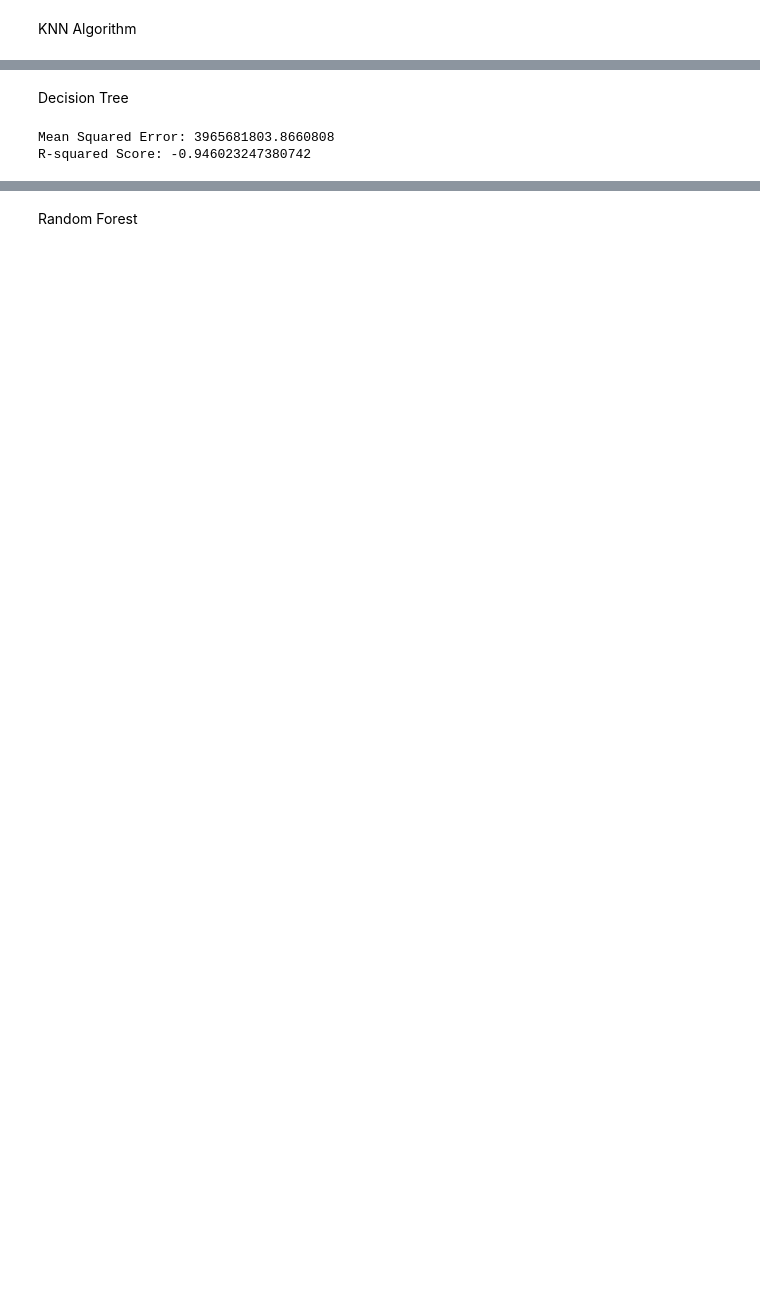
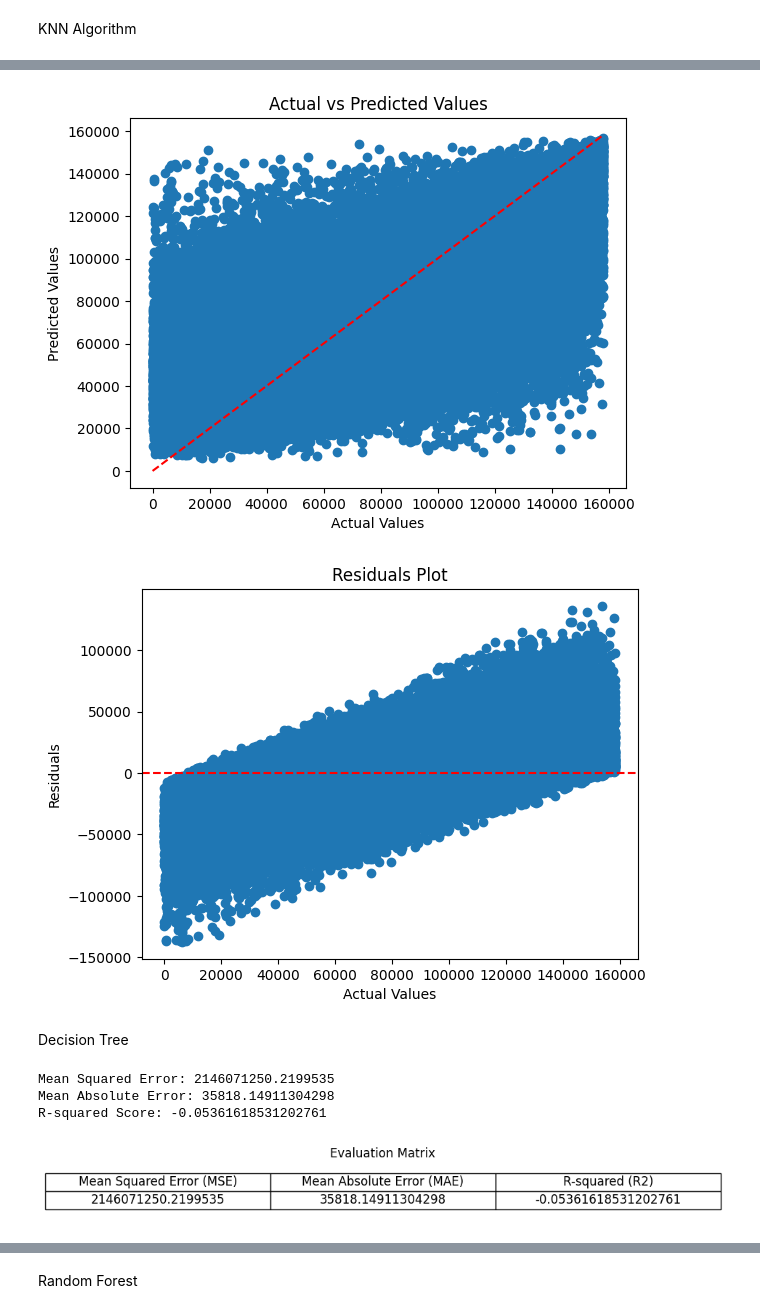
Before and after one commit to ukishore33/Analysing-cost-of-insurance-claims-post-an-unforeseen-event, a Jupyter notebook: Insurance_Claims_Unforeseen_Events_ML_Part.ipynb, the cells around one changed output, grey strips where cells are left out. Saved outputs shown, nothing was run; the diff lists cells and outputs as text; code cells hidden in the pictures; blank space fills up the shorter version.

```diff
--- a/Insurance_Claims_Unforeseen_Events_ML_Part.ipynb
+++ b/Insurance_Claims_Unforeseen_Events_ML_Part.ipynb
@@ -141,13 +231,45 @@ R-squared Score: -0.43637215103283244
+# %%
+plt.scatter(y_test, knn_pred)
+plt.plot([min(y_test), max(y_test)], [min(y_test), max(y_test)], linestyle='--', color='red')
+plt.xlabel('Actual Values')
+plt.ylabel('Predicted Values')
+plt.title('Actual vs Predicted Values')
+plt.show()
+
+residuals = y_test - knn_pred
+plt.scatter(y_test, residuals)
+plt.axhline(y=0, color='red', linestyle='--')
+plt.xlabel('Actual Values')
+plt.ylabel('Residuals')
+plt.title('Residuals Plot')
+plt.show()
+# %% [output]
+[figure, added]
+[figure, added]
 # %% [markdown]
 Decision Tree
 # %%
-from sklearn.metrics import mean_squared_error, r2_score
+dt_mse = mean_squared_error(y_test, dt_pred)
+dt_mae = mean_absolute_error(y_test, dt_pred)
+dt_r2 = r2_score(y_test, dt_pred)
 
-mse = mean_squared_error(y_test, dt_pred)
-r2 = r2_score(y_test, dt_pred)
-
-print('Mean Squared Error:', mse)
-print('R-squared Score:', r2)
+print('Mean Squared Error:', dt_mse)
+print('Mean Absolute Error:', dt_mae)
+print('R-squared Score:', dt_r2)
 # %% [output]
-Mean Squared Error: 3965681803.8660808
-R-squared Score: -0.946023247380742
+Mean Squared Error: 2146071250.2199535
+Mean Absolute Error: 35818.14911304298
+R-squared Score: -0.05361618531202761
+# %%
+fig, ax = plt.subplots(figsize=(12, 1))
+matrix_data = [[dt_mse,dt_mae,dt_r2]]
+matrix_columns = ['Mean Squared Error (MSE)','Mean Absolute Error (MAE)', 'R-squared (R2)']
+table = ax.table(cellText=matrix_data, colLabels=matrix_columns, cellLoc='center', loc='center', fontsize=12)
+table.auto_set_font_size(False)
+table.set_fontsize(12)
+table.scale(1, 1.5)
+ax.axis('off')
+plt.title('Evaluation Matrix')
+plt.show()
+# %% [output]
+[figure, added]
```
Also changed, not shown: parts of 33 cells of this notebook.
